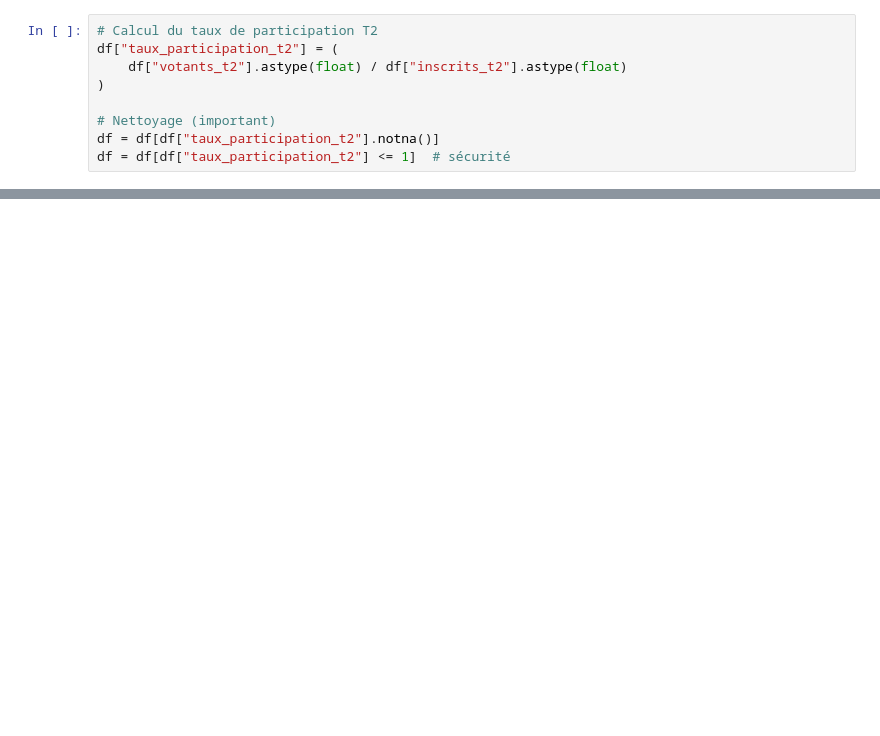
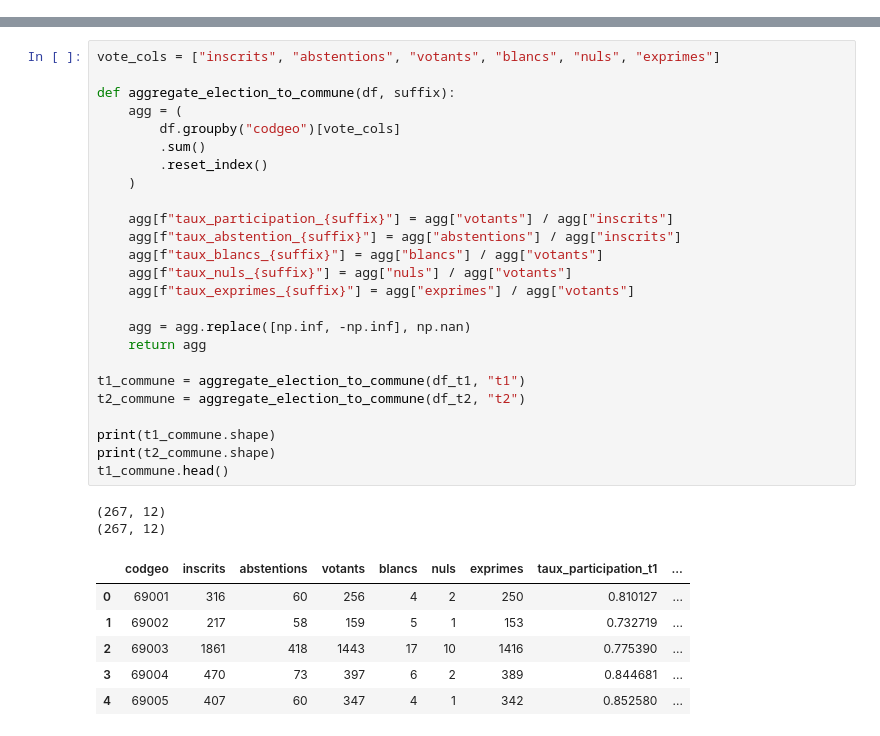
Before and after one commit to anaskt-dev/MSPR_BLOC3_MASTER1, a Jupyter notebook: model.ipynb, the cells around one changed output, grey strips where cells are left out. Drawn from its saved outputs; the diff is of its cells as text; blank space fills up the shorter version.

```diff
--- a/model.ipynb
+++ b/model.ipynb
@@ -87,9 +0,0 @@ taux_nuls_t1
-# %%
-# Calcul du taux de participation T2
-df["taux_participation_t2"] = (
-    df["votants_t2"].astype(float) / df["inscrits_t2"].astype(float)
-)
-
-# Nettoyage (important)
-df = df[df["taux_participation_t2"].notna()]
-df = df[df["taux_participation_t2"] <= 1]  # sécurité
@@ -297,0 +39,34 @@ Length: 72, dtype: int64
+# %%
+vote_cols = ["inscrits", "abstentions", "votants", "blancs", "nuls", "exprimes"]
+
+def aggregate_election_to_commune(df, suffix):
+    agg = (
+        df.groupby("codgeo")[vote_cols]
+        .sum()
+        .reset_index()
+    )
+
+    agg[f"taux_participation_{suffix}"] = agg["votants"] / agg["inscrits"]
+    agg[f"taux_abstention_{suffix}"] = agg["abstentions"] / agg["inscrits"]
+    agg[f"taux_blancs_{suffix}"] = agg["blancs"] / agg["votants"]
+    agg[f"taux_nuls_{suffix}"] = agg["nuls"] / agg["votants"]
+    agg[f"taux_exprimes_{suffix}"] = agg["exprimes"] / agg["votants"]
+
+    agg = agg.replace([np.inf, -np.inf], np.nan)
+    return agg
+
+t1_commune = aggregate_election_to_commune(df_t1, "t1")
+t2_commune = aggregate_election_to_commune(df_t2, "t2")
+
+print(t1_commune.shape)
+print(t2_commune.shape)
+t1_commune.head()
+# %% [output]
+(267, 12)
+(267, 12)
+|  | codgeo | inscrits | abstentions | votants | blancs | nuls | exprimes | taux_participation_t1 | ... |
+| 0 | 69001 | 316 | 60 | 256 | 4 | 2 | 250 | 0.810127 | ... |
+| 1 | 69002 | 217 | 58 | 159 | 5 | 1 | 153 | 0.732719 | ... |
+| 2 | 69003 | 1861 | 418 | 1443 | 17 | 10 | 1416 | 0.775390 | ... |
+| 3 | 69004 | 470 | 73 | 397 | 6 | 2 | 389 | 0.844681 | ... |
+| 4 | 69005 | 407 | 60 | 347 | 4 | 1 | 342 | 0.852580 | ... |
```
Also changed, not shown: parts of 42 cells of this notebook, 7 other files.
